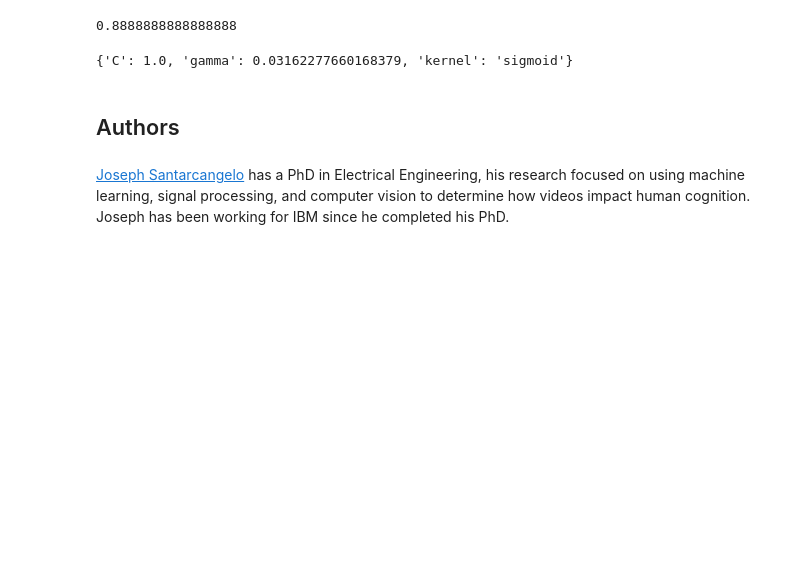
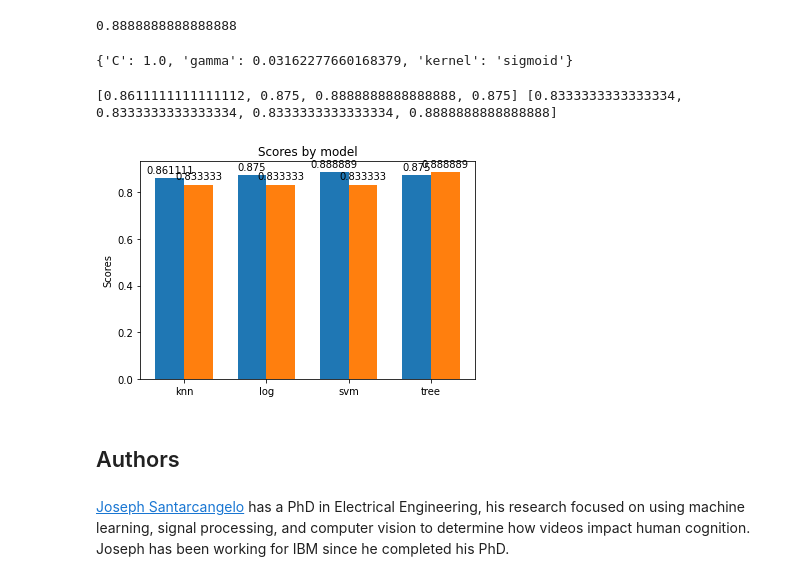
Before and after one commit to nnphuc/ibm-data-scientist, a Jupyter notebook: SpaceX_Machine_Learning_Prediction_Part_5.ipynb, the cells around one changed output. Cells and saved outputs as stored; diff of their text form; code cells hidden in the pictures; blank space fills up the shorter version.

```diff
--- a/SpaceX_Machine_Learning_Prediction_Part_5.ipynb
+++ b/SpaceX_Machine_Learning_Prediction_Part_5.ipynb
@@ -354,6 +354,40 @@ id = svm_cv.cv_results_["mean_test_score"].argmax()
 svm_cv.cv_results_["params"][id]
 # %% [output]
 {'C': 1.0, 'gamma': 0.03162277660168379, 'kernel': 'sigmoid'}
+# %%
+train_scores = []
+for m in [knn_cv, logreg_cv, svm_cv, tree_cv]:
+    score = m.score(X_train, Y_train)
+    train_scores.append(score)
+
+test_scores = []
+for m in [knn_cv, logreg_cv, svm_cv, tree_cv]:
+    score = m.score(X_test, Y_test)
+    test_scores.append(score)
+
+models = ["knn", "log", "svm", "tree"]
+
+#!pip install matplotlib==3.4
+import matplotlib.pyplot as plt
+fig, ax = plt.subplots()
+width = 0.35
+
+x = np.arange(len(models))
+rects1 = ax.bar(x - width/2, train_scores, width, label='train')
+rects2 = ax.bar(x + width/2, test_scores, width, label='test')
+
+print(train_scores, test_scores)
+ax.set_ylabel('Scores')
+ax.set_title('Scores by model')
+plt.xticks(x, models)
+
+ax.bar_label(rects1, padding=3)
+ax.bar_label(rects2, padding=3)
+
+plt.show()
+# %% [output]
+[0.8611111111111112, 0.875, 0.8888888888888888, 0.875] [0.8333333333333334, 0.8333333333333334, 0.8333333333333334, 0.8888888888888888]
+[figure, added]
 # %% [markdown]
 ## Authors
 # %% [markdown]
```
Also changed, not shown: parts of 4 cells of this notebook.
